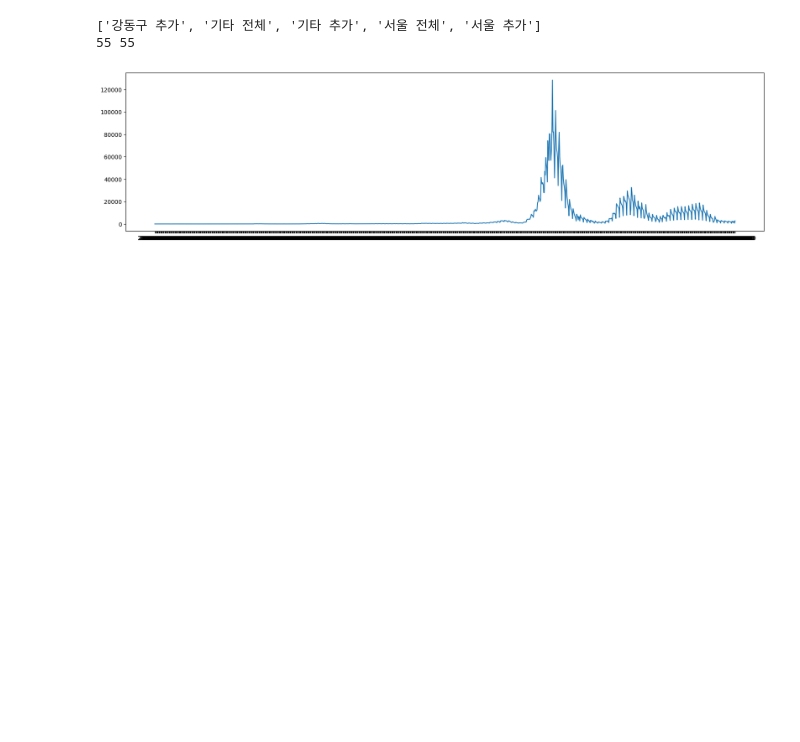
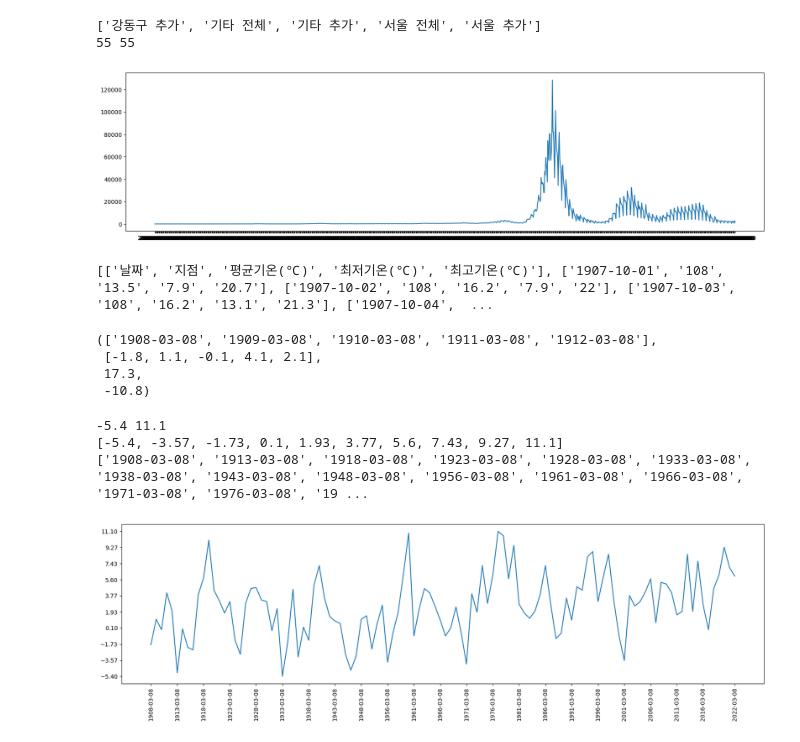
Before and after one commit to shared-repo/green-data-analysis, a Jupyter notebook: workspace/data-analysis-basic/example_03.ipynb, the cells around one changed output. Saved outputs shown, nothing was run; the diff lists cells and outputs as text; code cells hidden in the pictures; blank space fills up the shorter version.

```diff
--- a/workspace/data-analysis-basic/example_03.ipynb
+++ b/workspace/data-analysis-basic/example_03.ipynb
@@ -58 +58,69 @@ plt.show()
 # 최고기온, 최저기온을 찾고 전체 데이터를 그래프로 표시
+# %%
+# 1. 전체 데이터 읽기
+import csv
+
+with open("data-files/seoul-temperature.csv") as f:
+    reader = csv.reader(f)
+
+    rows = []
+    for row in reader:
+        # row[0] = row[0].replace("\t", "")
+        row[0] = row[0].strip("\t")
+        rows.append(row)
+
+print(rows[:5])
+# %% [output]
+[['날짜', '지점', '평균기온(℃)', '최저기온(℃)', '최고기온(℃)'], ['1907-10-01', '108', '13.5', '7.9', '20.7'], ['1907-10-02', '108', '16.2', '7.9', '22'], ['1907-10-03', '108', '16.2', '13.1', '21.3'], ['1907-10-04',  ...
+# %%
+# 2. 매년 생일의 데이터 뽑기
+birth_date = '03-08'
+y = []
+x = []
+max_value = -100
+min_value = 100
+for row in rows:
+    # print(row[0][5:])
+    if row[0][5:] == birth_date and row[4]:
+        if max_value < float(row[4]):
+            max_value = float(row[4])
+        if min_value > float(row[3]):
+            min_value = float(row[3])
+        y.append(float(row[2]))
+        x.append(row[0])
+# %%
+x[:5], y[:5], max_value, min_value
+# %% [output]
+(['1908-03-08', '1909-03-08', '1910-03-08', '1911-03-08', '1912-03-08'],
+ [-1.8, 1.1, -0.1, 4.1, 2.1],
+ 17.3,
+ -10.8)
+# %%
+import numpy as np
+
+print( min(y), max(y) )
+yticks = np.linspace(min(y), max(y), 10)
+yticks = [round(v, 2) for v in yticks]
+print( yticks )
+
+xticks = x[0:1] + x[5:-4:5] + x[-1:]
+print(xticks)
+# %% [output]
+-5.4 11.1
+[-5.4, -3.57, -1.73, 0.1, 1.93, 3.77, 5.6, 7.43, 9.27, 11.1]
+['1908-03-08', '1913-03-08', '1918-03-08', '1923-03-08', '1928-03-08', '1933-03-08', '1938-03-08', '1943-03-08', '1948-03-08', '1956-03-08', '1961-03-08', '1966-03-08', '1971-03-08', '1976-03-08', '19 ...
+# %%
+import matplotlib.pyplot as plt
+
+plt.figure(figsize=(20, 5))
+plt.plot(x, y)
+
+yticks = np.linspace(min(y), max(y), 10)
+yticks = [round(v, 2) for v in yticks]
+xticks = x[0:1] + x[5:-4:5] + x[-1:]
+plt.yticks(yticks)
+plt.xticks(xticks, rotation=90)
+
+plt.show()
+# %% [output]
+[figure, added]
```
Also changed, not shown: parts of 1 cell of this notebook.
